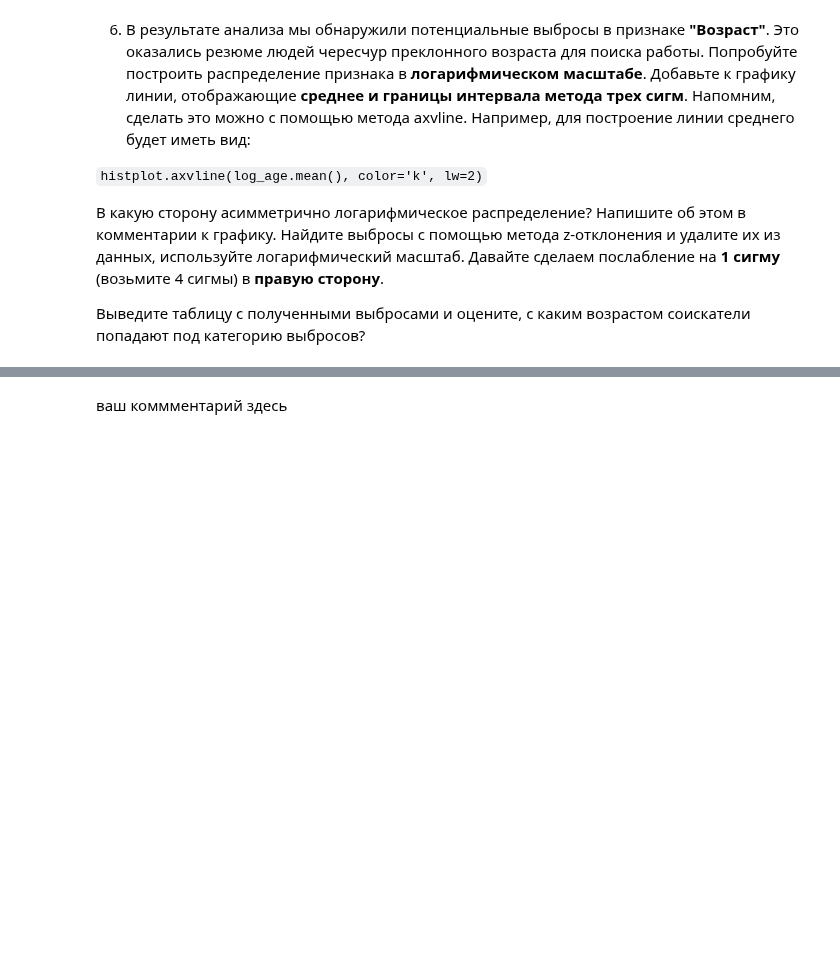
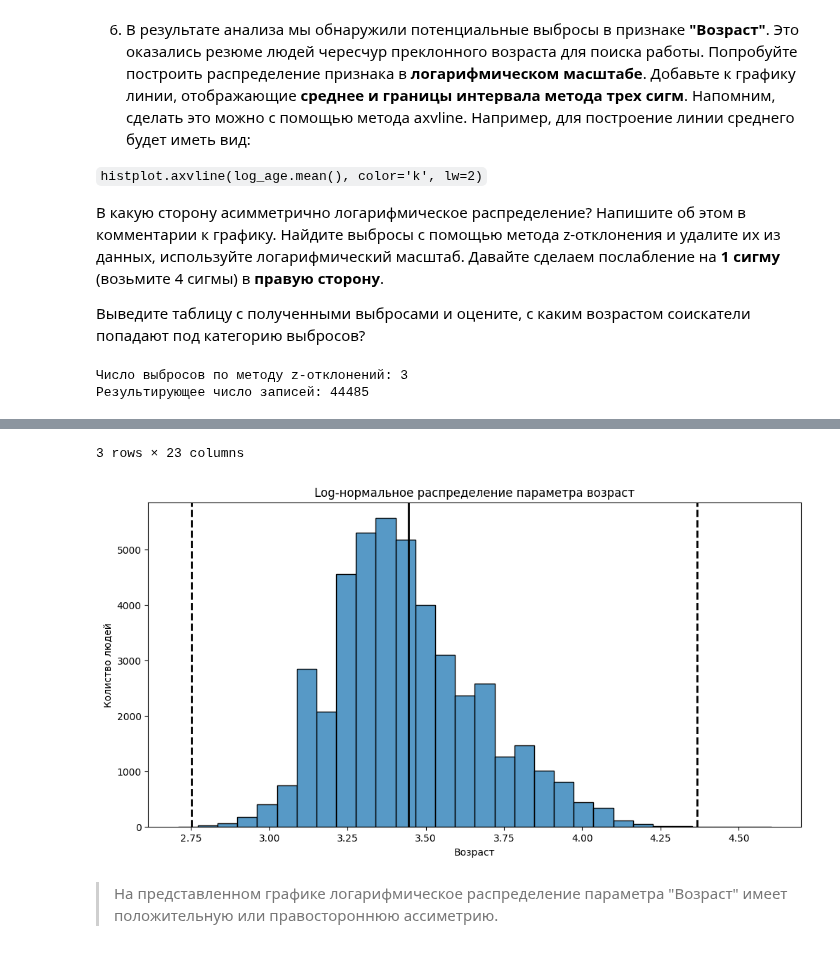
Before and after one commit to rafferti95/st_data_science, a Jupyter notebook: Project 1/Project 1.ipynb, the cells around one changed output, grey strips where cells are left out. Drawn from its saved outputs; the diff is of its cells as text; code cells hidden in the pictures; blank space fills up the shorter version.

```diff
--- a/Project 1/Project 1.ipynb
+++ b/Project 1/Project 1.ipynb
@@ -665,4 +665,37 @@ data_set = data_set[data_set['Возраст'] >= data_set['Стаж (месяц
 
 Выведите таблицу с полученными выбросами и оцените, с каким возрастом соискатели попадают под категорию выбросов?
 # %%
-# ваш код здесь
+def outliers_z_score(data, feature, log_scale = True):
+
+    if log_scale:
+        x = np.log(data[feature] + 1)
+    else:
+        x = data[feature]
+
+    mu = x.mean()
+    sigma = x.std()
+    lower_bound = mu - 3 * sigma
+    upper_bound = mu + 4 * sigma
+    outliers = data[(x < lower_bound) | (x > upper_bound)]
+    cleaned = data[(x > lower_bound) | (x < upper_bound)]
+    return outliers, cleaned
+
+fig, ax = plt.subplots(1, 1, figsize = (12, 6))
+
+log_age = np.log(data_set['Возраст'])
+histplot = sns.histplot(log_age, bins = 30, ax = ax)
+histplot.axvline(log_age.mean(), color = 'k', lw = 2)
+histplot.axvline(log_age.mean() + 4 * log_age.std(), color = 'k', ls = '--', lw = 2)
+histplot.axvline(log_age.mean() - 3 * log_age.std(), color = 'k', ls = '--', lw = 2)
+histplot.set_title('Log-нормальное распределение параметра возраст')
+histplot.set_ylabel('Колиство людей')
+
+
+outliers, cleaned = outliers_z_score(data_set, 'Возраст', log_scale = True)
+print(f'Число выбросов по методу z-отклонений: {outliers.shape[0]}')
+print(f'Результирующее число записей: {cleaned.shape[0]}')
+
+display(outliers)
+# %% [output]
+Число выбросов по методу z-отклонений: 3
+Результирующее число записей: 44485
@@ -669,2 +706,4 @@ data_set = data_set[data_set['Возраст'] >= data_set['Стаж (месяц
+3 rows × 23 columns
+[figure, added]
 # %% [markdown]
-ваш коммментарий здесь
+>На представленном графике логарифмическое распределение параметра "Возраст" имеет положительную или правостороннюю ассиметрию.
```
Also changed, not shown: parts of 5 cells of this notebook.
